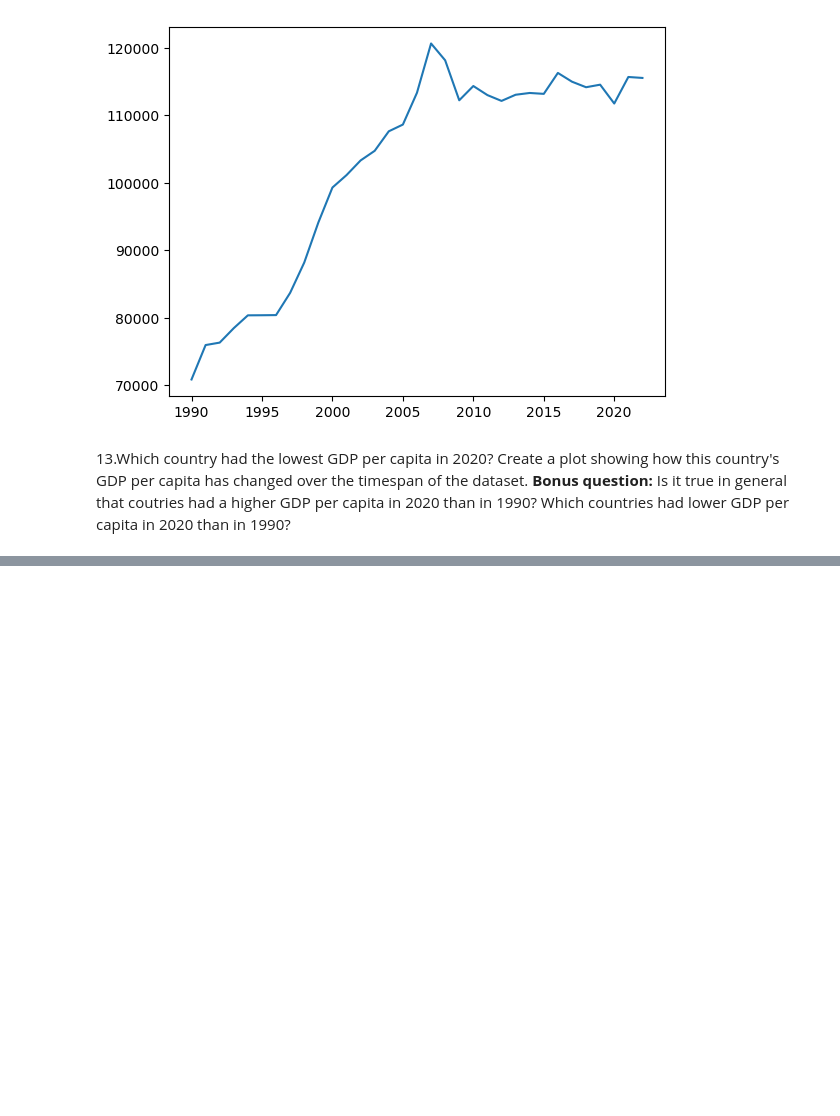
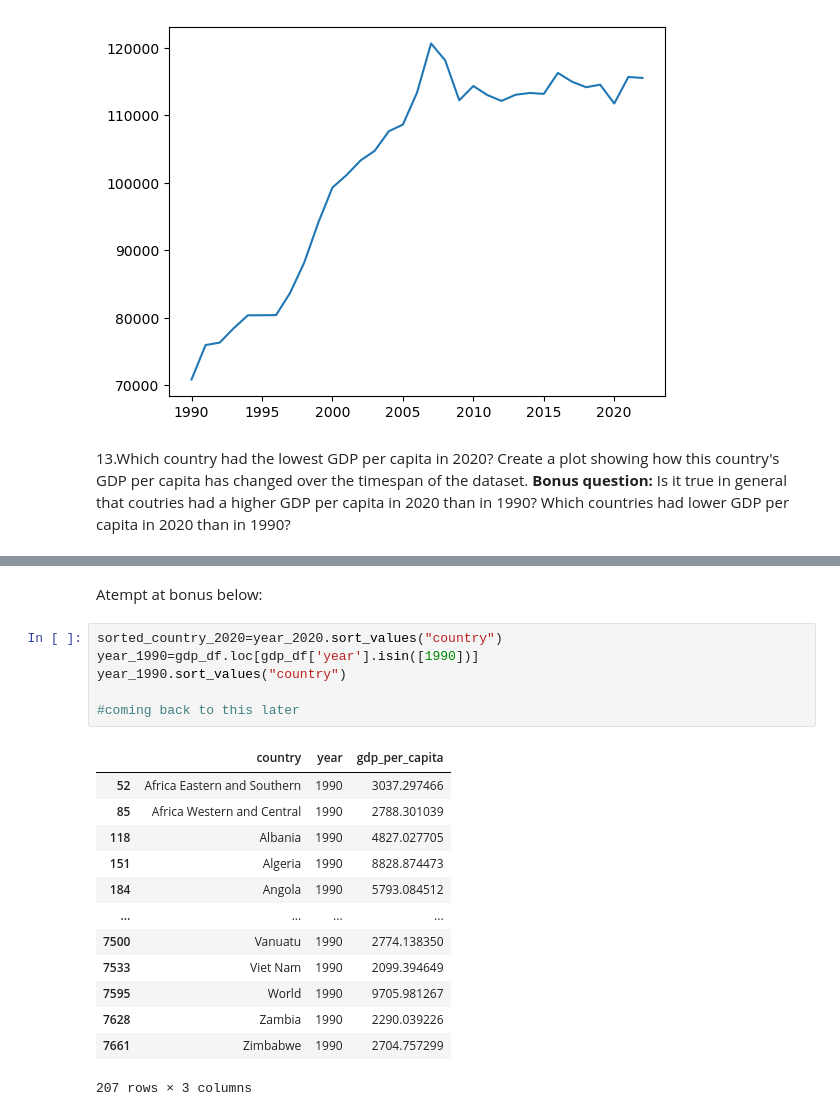
Before and after one commit to NSS-Data-Analytics-Cohort-10/gdp-and-internet-usage-megyg6, a Jupyter notebook: notebooks/gdp_and_internet_usage_notebook.ipynb, the cells around one changed output, grey strips where cells are left out. Cells and saved outputs as stored; diff of their text form; blank space fills up the shorter version.

```diff
--- a/notebooks/gdp_and_internet_usage_notebook.ipynb
+++ b/notebooks/gdp_and_internet_usage_notebook.ipynb
@@ -353,0 +375,22 @@ plt.show()
+# %% [markdown]
+Atempt at bonus below:
+# %%
+sorted_country_2020=year_2020.sort_values("country")
+year_1990=gdp_df.loc[gdp_df['year'].isin([1990])]
+year_1990.sort_values("country")
+
+#coming back to this later
+# %% [output]
+|  | country | year | gdp_per_capita |
+| 52 | Africa Eastern and Southern | 1990 | 3037.297466 |
+| 85 | Africa Western and Central | 1990 | 2788.301039 |
+| 118 | Albania | 1990 | 4827.027705 |
+| 151 | Algeria | 1990 | 8828.874473 |
+| 184 | Angola | 1990 | 5793.084512 |
+| ... | ... | ... | ... |
+| 7500 | Vanuatu | 1990 | 2774.138350 |
+| 7533 | Viet Nam | 1990 | 2099.394649 |
+| 7595 | World | 1990 | 9705.981267 |
+| 7628 | Zambia | 1990 | 2290.039226 |
+| 7661 | Zimbabwe | 1990 | 2704.757299 |
+207 rows × 3 columns
```
Also changed, not shown: parts of 4 cells of this notebook.
